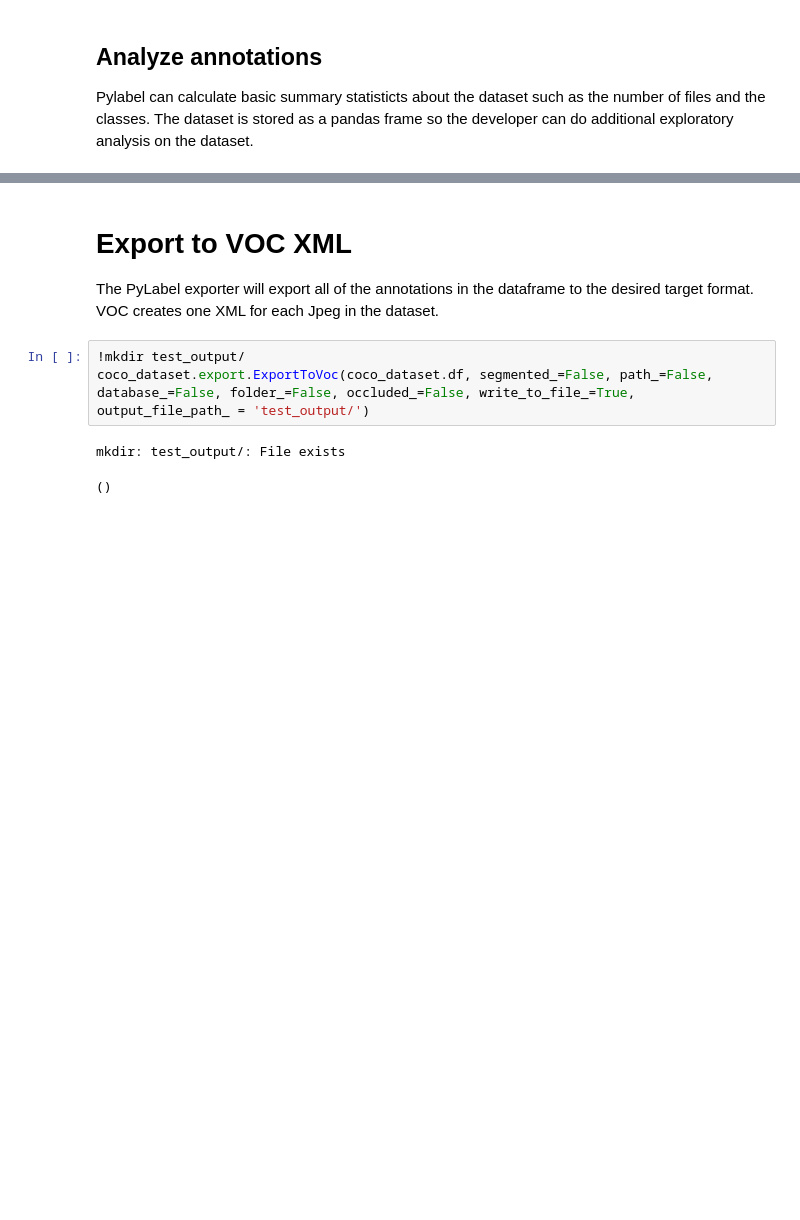
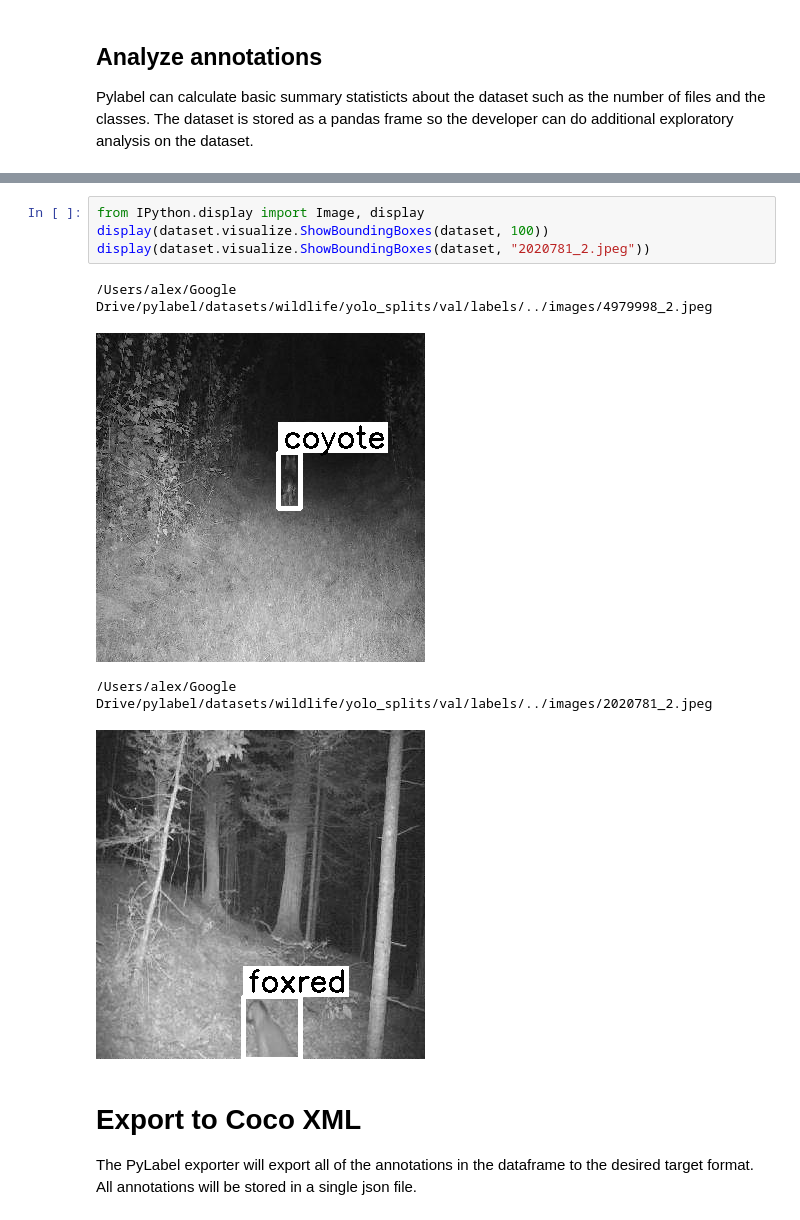
Before and after one commit to pylabel-project/pylabel, a Jupyter notebook: yolo2voc.ipynb, the cells around one changed output, grey strips where cells are left out. Drawn from its saved outputs; the diff is of its cells as text; blank space fills up the shorter version.

```diff
--- a/yolo2voc.ipynb
+++ b/yolo2voc.ipynb
@@ -64,10 +62,13 @@ Name: cat_name, Length: 81, dtype: int64
+# %%
+from IPython.display import Image, display
+display(dataset.visualize.ShowBoundingBoxes(dataset, 100))
+display(dataset.visualize.ShowBoundingBoxes(dataset, "2020781_2.jpeg"))
+# %% [output]
+/Users/alex/Google Drive/pylabel/datasets/wildlife/yolo_splits/val/labels/../images/4979998_2.jpeg
+[figure, added]
+/Users/alex/Google Drive/pylabel/datasets/wildlife/yolo_splits/val/labels/../images/2020781_2.jpeg
+[figure, added]
 # %% [markdown]
-# Export to VOC XML
+# Export to Coco XML
 The PyLabel exporter will export all of the annotations in the dataframe to the desired target format.
-VOC creates one XML for each Jpeg in the dataset.
+All annotations will be stored in a single json file.
-# %%
-!mkdir test_output/
-coco_dataset.export.ExportToVoc(coco_dataset.df, segmented_=False, path_=False, database_=False, folder_=False, occluded_=False, write_to_file_=True, output_file_path_ = 'test_output/')
-# %% [output]
-mkdir: test_output/: File exists
-()
```
Also changed, not shown: parts of 7 cells of this notebook, 8 other files.
